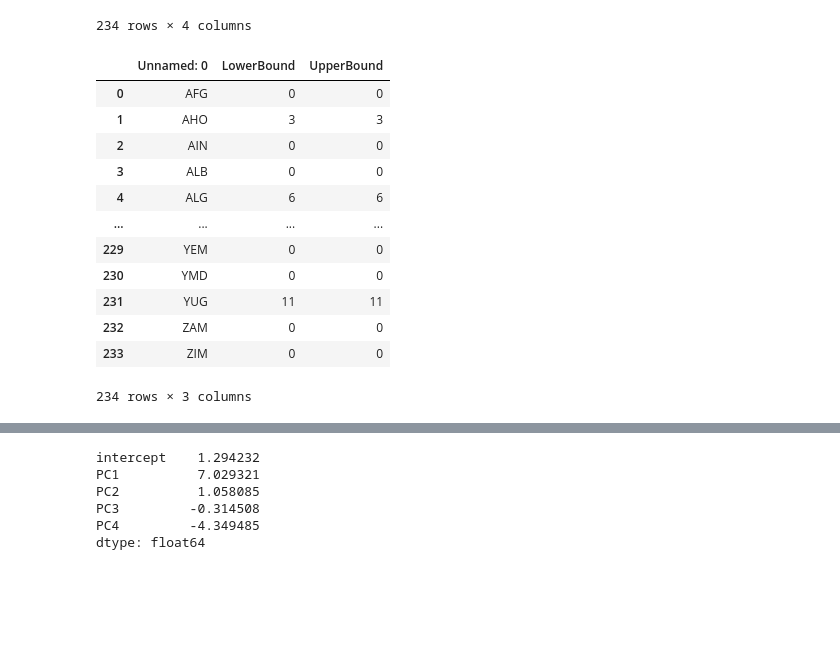
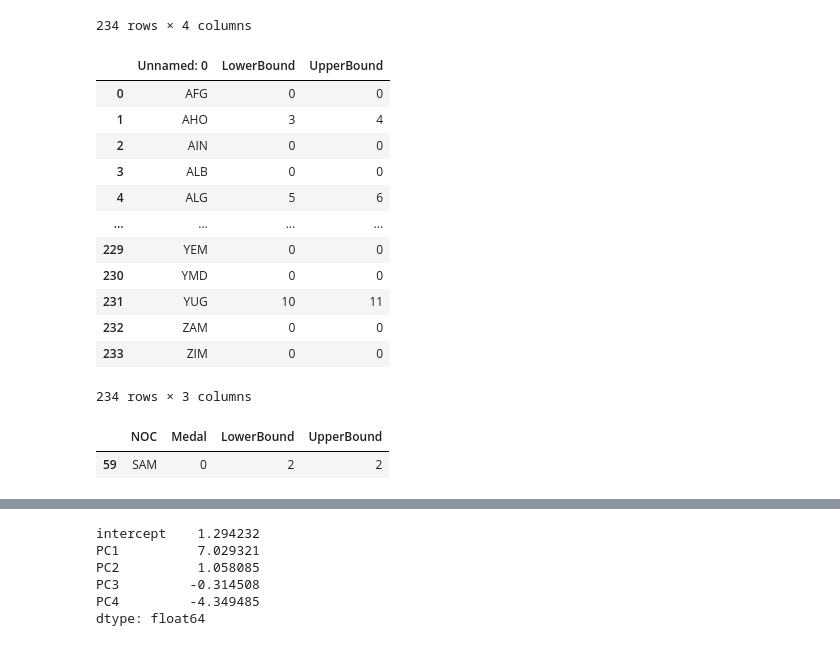
Before and after one commit to cynthiaWEpicCoder/MCM, a Jupyter notebook: PCAbutfr.ipynb, the cells around one changed output, grey strips where cells are left out. Saved outputs shown, nothing was run; the diff lists cells and outputs as text; code cells hidden in the pictures; blank space fills up the shorter version.

```diff
--- a/PCAbutfr.ipynb
+++ b/PCAbutfr.ipynb
@@ -348,34 +348,43 @@ medalTable.head(30)
 medalTable.to_csv("MEDALTABLE.csv")
 # %%
 df = pd.read_csv("MEDALTABLE.csv")
-# Censor negative values to 0
 df["LowerBound"] = df["LowerBound"].clip(lower=0)
 df["UpperBound"] = df["UpperBound"].clip(lower=0)
 
 # Ensure smaller value is in "LowerBound" and larger in "UpperBound"
 df["LowerBound"], df["UpperBound"] = (
     df[["LowerBound", "UpperBound"]].min(axis=1),
     df[["LowerBound", "UpperBound"]].max(axis=1)
 )
 
-# Round values to the nearest integers
-df["LowerBound"] = df["LowerBound"].round().astype(int)
-df["UpperBound"] = df["UpperBound"].round().astype(int)
+# Floor the LowerBound and Ceiling the UpperBound
+df["LowerBound"] = np.floor(df["LowerBound"]).astype(int)
+df["UpperBound"] = np.ceil(df["UpperBound"]).astype(int)
 
-df.hea
+df
 # %% [output]
 |  | Unnamed: 0 | LowerBound | UpperBound |
 | 0 | AFG | 0 | 0 |
-| 1 | AHO | 3 | 3 |
+| 1 | AHO | 3 | 4 |
 | 2 | AIN | 0 | 0 |
 | 3 | ALB | 0 | 0 |
-| 4 | ALG | 6 | 6 |
+| 4 | ALG | 5 | 6 |
 | ... | ... | ... | ... |
 | 229 | YEM | 0 | 0 |
 | 230 | YMD | 0 | 0 |
-| 231 | YUG | 11 | 11 |
+| 231 | YUG | 10 | 11 |
 | 232 | ZAM | 0 | 0 |
 | 233 | ZIM | 0 | 0 |
 234 rows × 3 columns
 # %%
 df.to_csv("FINAL_MEDALS.csv")
+# %%
+dfff = pd.read_csv('finalData.csv',index_col=0)
+medal_totals = dfff.groupby('NOC')['Medal'].sum().reset_index()
+no_medals = medal_totals[medal_totals["Medal"] == 0]
+merged_df = pd.merge(no_medals, df, on='NOC', how='left')
+first_medals = merged_df[merged_df["LowerBound"] > 0]
+first_medals
+# %% [output]
+|  | NOC | Medal | LowerBound | UpperBound |
+| 59 | SAM | 0 | 2 | 2 |
```
Also changed, not shown: parts of 2 cells of this notebook, 3 other files.
